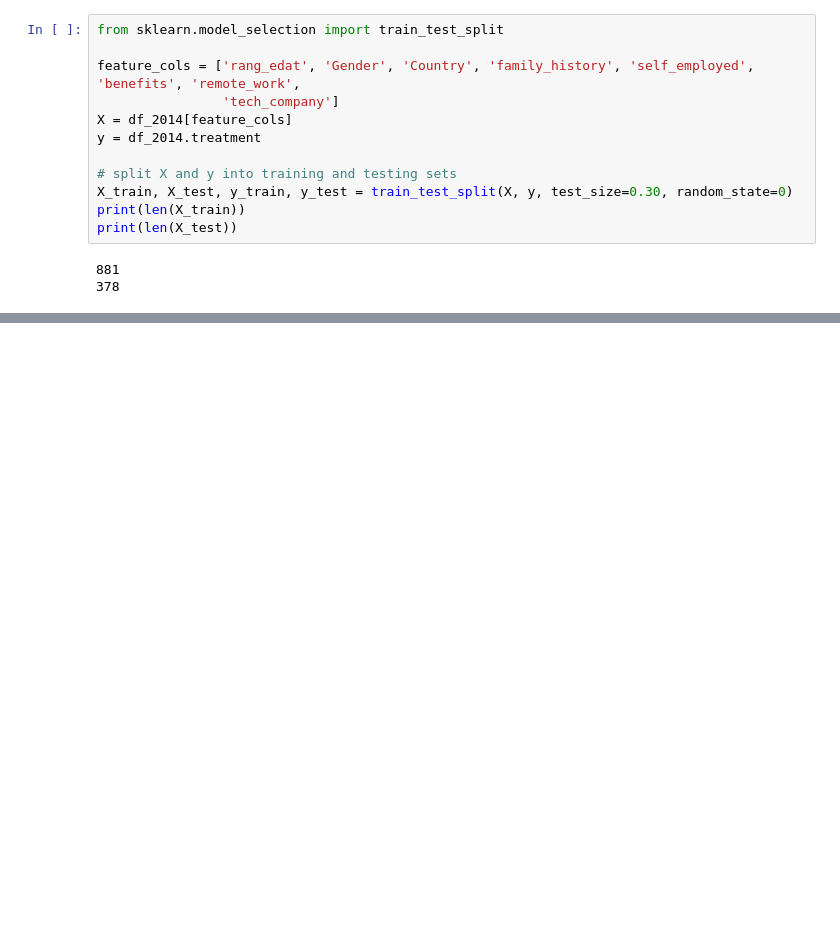
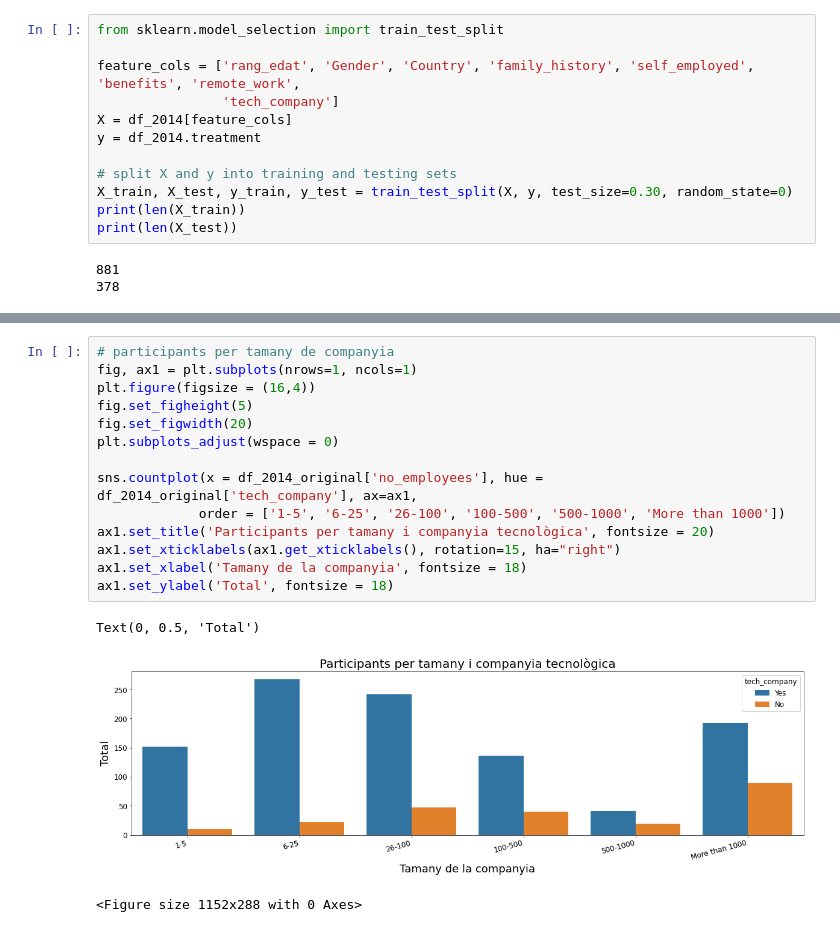
Before and after one commit to yrobla/mental-health-analysys, a Jupyter notebook: yrobla_pra2.ipynb, the cells around one changed output, grey strips where cells are left out. Saved outputs shown, nothing was run; the diff lists cells and outputs as text; blank space fills up the shorter version.

```diff
--- a/yrobla_pra2.ipynb
+++ b/yrobla_pra2.ipynb
@@ -417,0 +472,18 @@ Precisió del model de regressió logística: 0.67
+# %%
+# participants per tamany de companyia
+fig, ax1 = plt.subplots(nrows=1, ncols=1)
+plt.figure(figsize = (16,4))
+fig.set_figheight(5)
+fig.set_figwidth(20)
+plt.subplots_adjust(wspace = 0)
+
+sns.countplot(x = df_2014_original['no_employees'], hue = df_2014_original['tech_company'], ax=ax1,
+             order = ['1-5', '6-25', '26-100', '100-500', '500-1000', 'More than 1000'])
+ax1.set_title('Participants per tamany i companyia tecnològica', fontsize = 20)
+ax1.set_xticklabels(ax1.get_xticklabels(), rotation=15, ha="right")
+ax1.set_xlabel('Tamany de la companyia', fontsize = 18)
+ax1.set_ylabel('Total', fontsize = 18)
+# %% [output]
+Text(0, 0.5, 'Total')
+[figure, added]
+<Figure size 1152x288 with 0 Axes>
```
Also changed, not shown: parts of 10 cells of this notebook.
